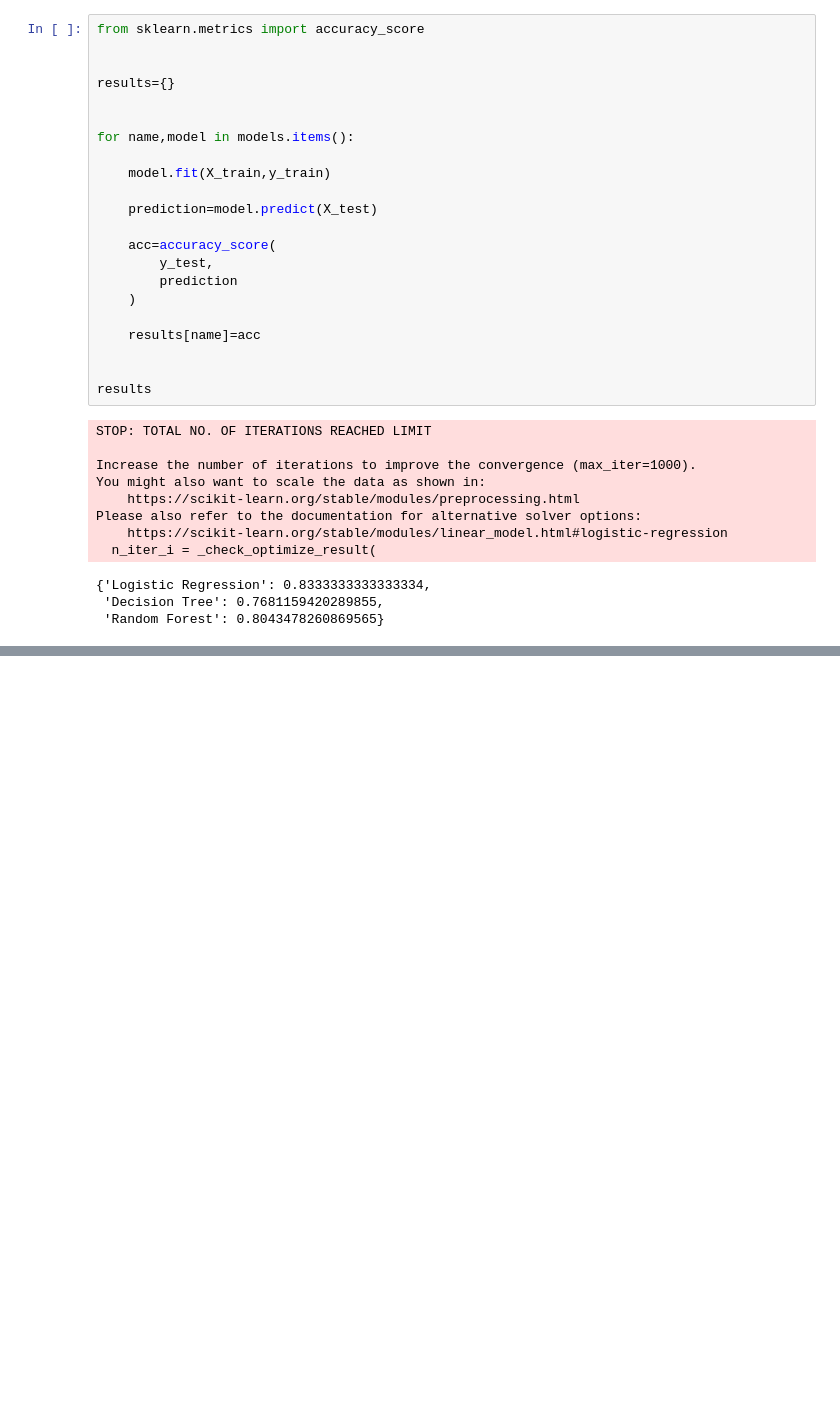
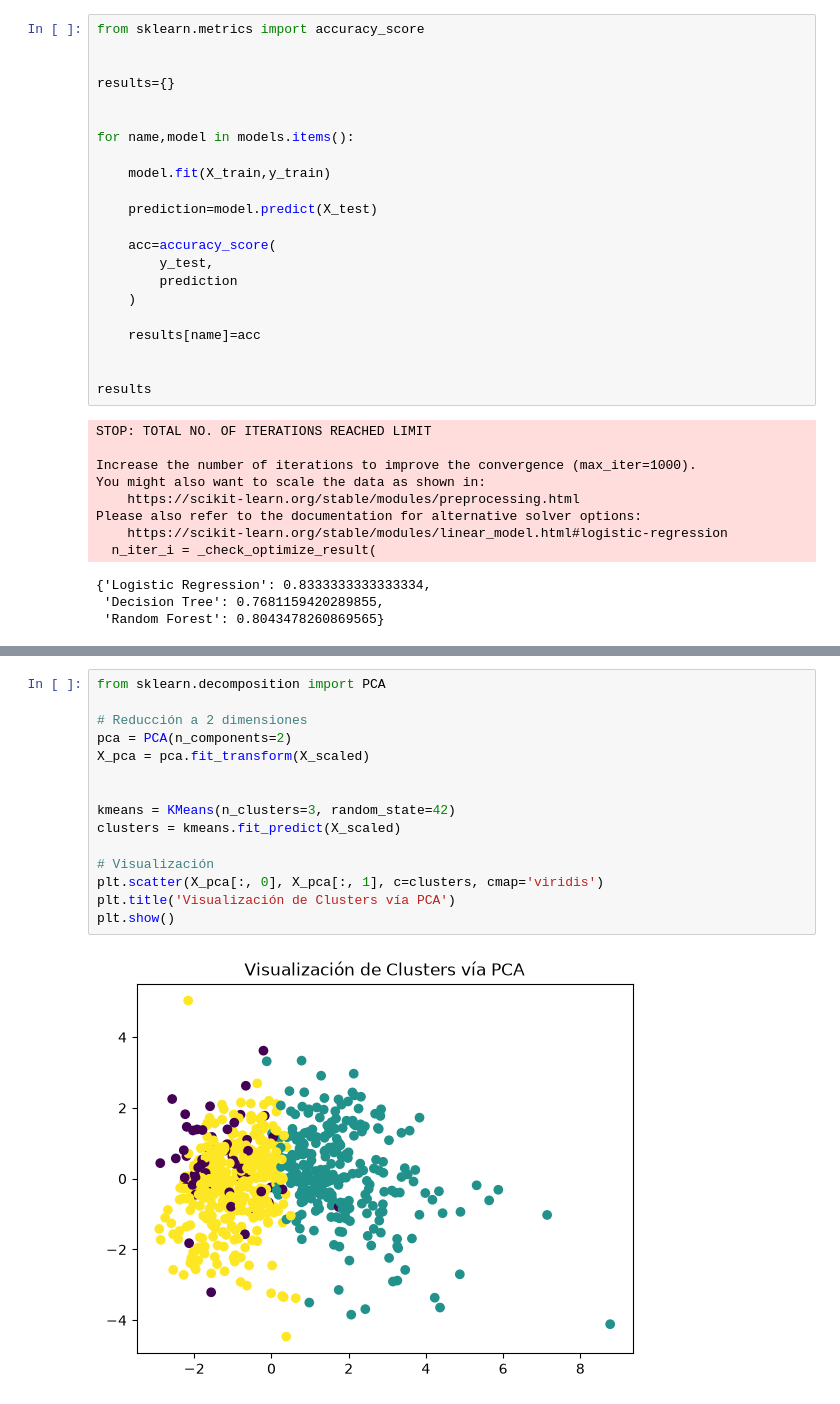
Before and after one commit to francisconimarvin/DataScience_Exam, a Jupyter notebook: Examen_Marvin_Francisconi__Ricardo_Illanes.ipynb, the cells around one changed output, grey strips where cells are left out. Drawn from its saved outputs; the diff is of its cells as text; blank space fills up the shorter version.

```diff
--- a/Examen_Marvin_Francisconi__Ricardo_Illanes.ipynb
+++ b/Examen_Marvin_Francisconi__Ricardo_Illanes.ipynb
@@ -276,0 +343,17 @@ Please also refer to the documentation for alternative solver options:
+# %%
+from sklearn.decomposition import PCA
+
+# Reducción a 2 dimensiones
+pca = PCA(n_components=2)
+X_pca = pca.fit_transform(X_scaled)
+
+
+kmeans = KMeans(n_clusters=3, random_state=42)
+clusters = kmeans.fit_predict(X_scaled)
+
+# Visualización
+plt.scatter(X_pca[:, 0], X_pca[:, 1], c=clusters, cmap='viridis')
+plt.title('Visualización de Clusters vía PCA')
+plt.show()
+# %% [output]
+[figure, added]
```
Also changed, not shown: parts of 2 cells of this notebook.
